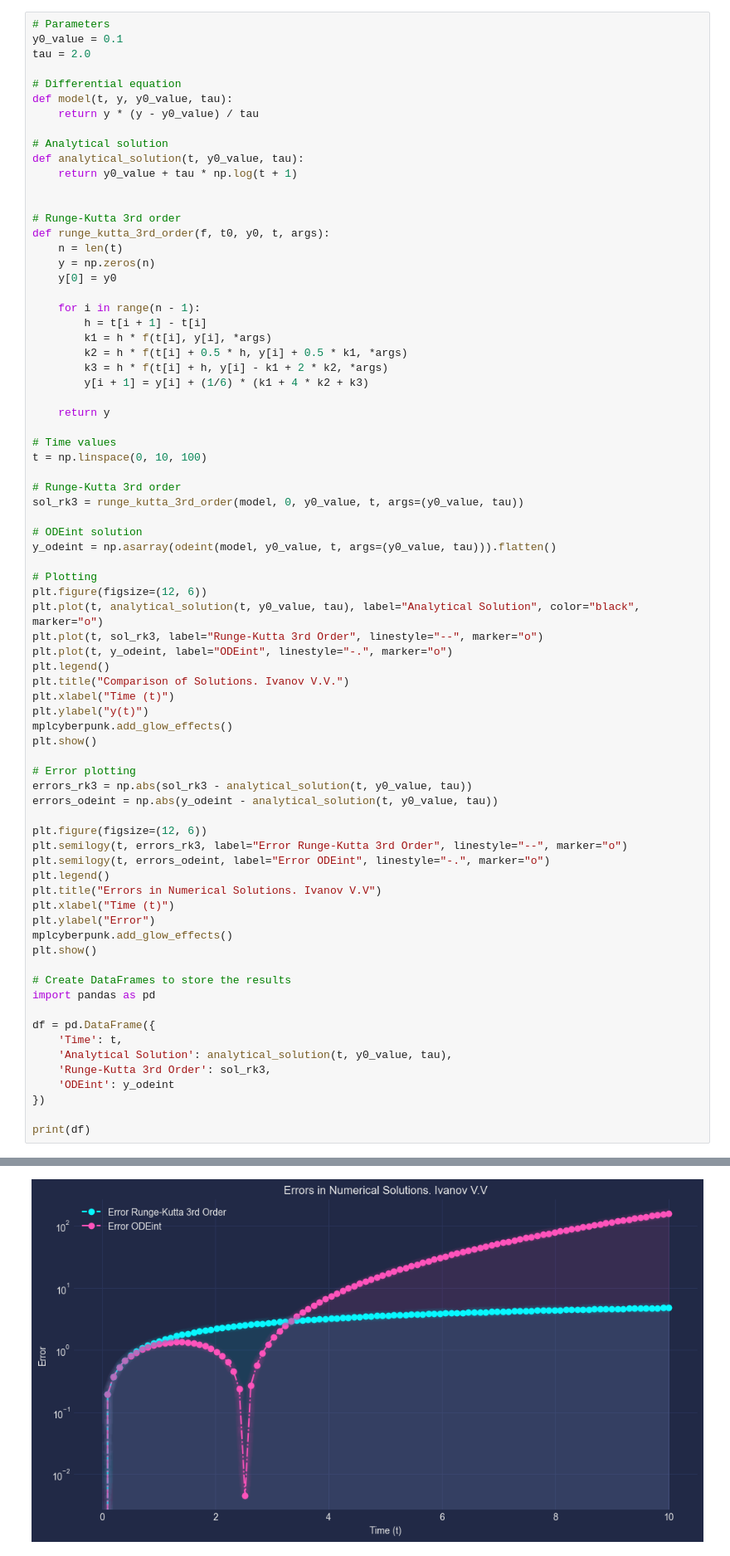
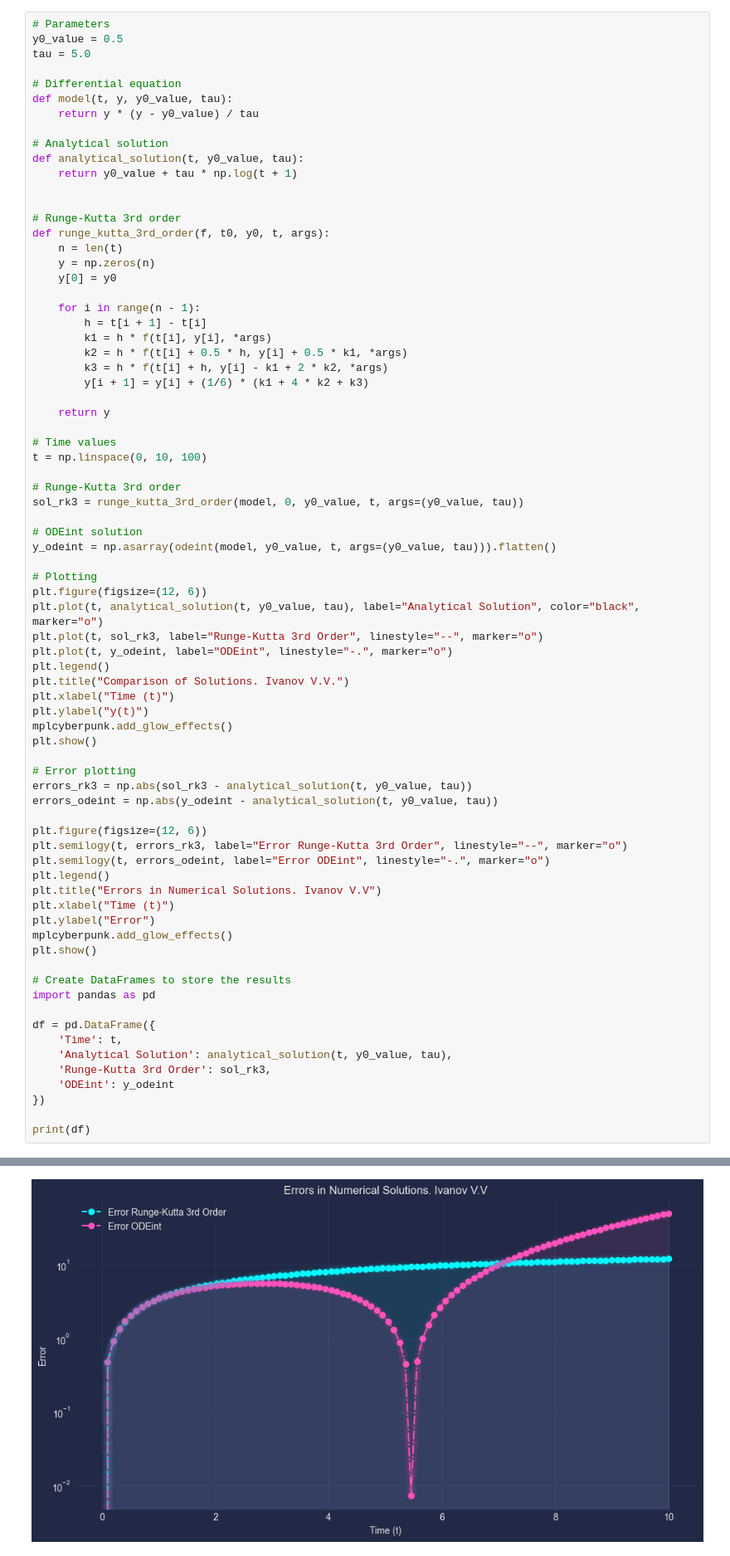
Before and after one commit to VAlduinV/KPI_tasks, a Jupyter notebook: HW_5/Task_5.ipynb, the cells around one changed output, grey strips where cells are left out. Shown: that part at 83% size. Cells and saved outputs as stored; diff of their text form.

```diff
--- a/HW_5/Task_5.ipynb
+++ b/HW_5/Task_5.ipynb
@@ -192,8 +192,8 @@ $$
 3. **Рішення за допомогою solve\_ivp**
 # %%
 # Parameters
-y0_value = 0.1
-tau = 2.0
+y0_value = 0.5
+tau = 5.0
 
 # Differential equation
 def model(t, y, y0_value, tau):
@@ -270 +270 @@ print(df)
-[figure, old version]
+[figure, new version]
```
Also changed, not shown: parts of 2 cells of this notebook.
